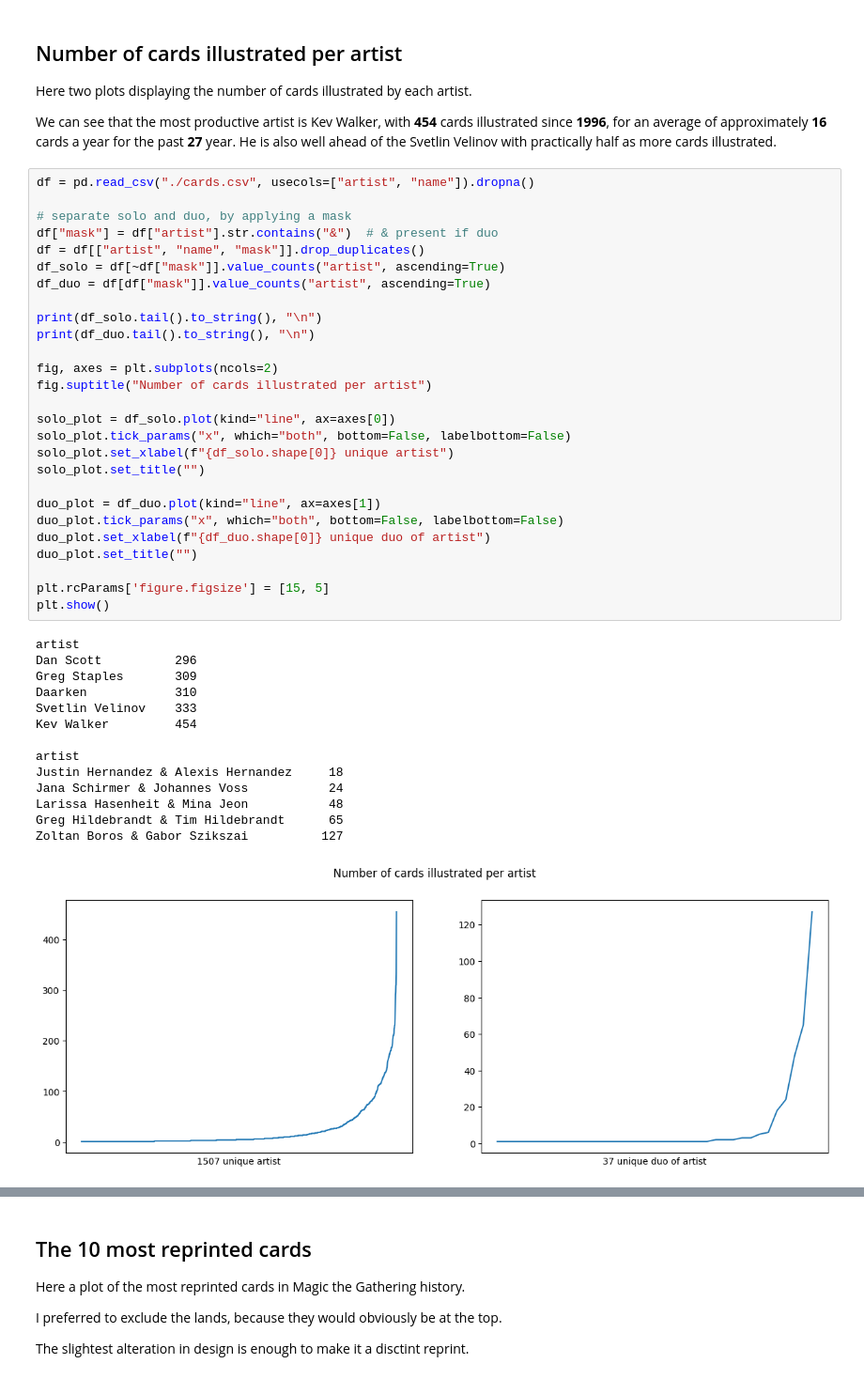
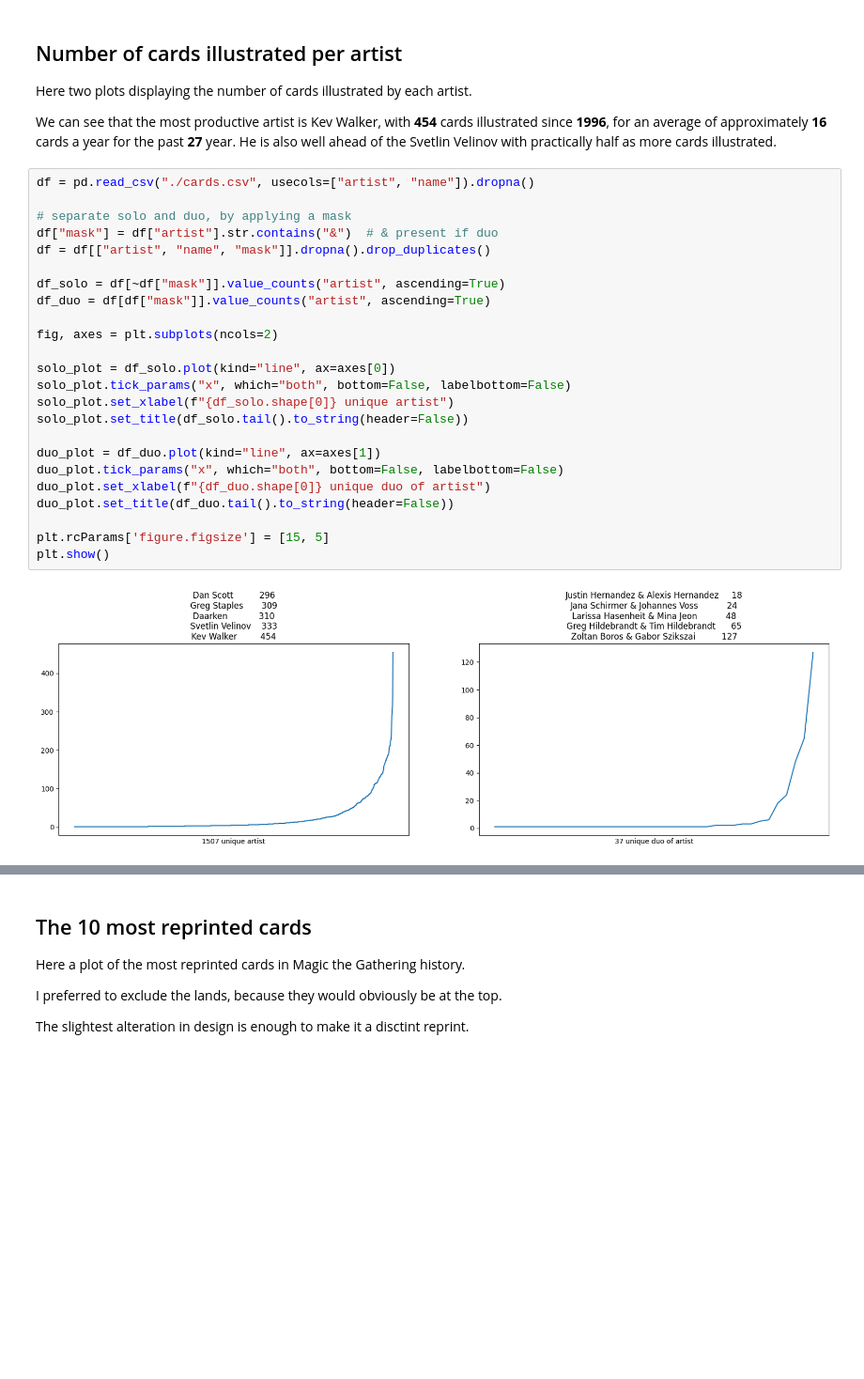
Before and after one commit to Undeadamien/mtg_analyst, a Jupyter notebook: mtg_analysis.ipynb, the cells around one changed output, grey strips where cells are left out. Shown at 94% size. Saved outputs shown, nothing was run; the diff lists cells and outputs as text; blank space fills up the shorter version.

```diff
--- a/mtg_analysis.ipynb
+++ b/mtg_analysis.ipynb
@@ -14,42 +13,26 @@ We can see that the most productive artist is Kev Walker, with __454__ cards ill
 # %%
 df = pd.read_csv("./cards.csv", usecols=["artist", "name"]).dropna()
 
 # separate solo and duo, by applying a mask
 df["mask"] = df["artist"].str.contains("&")  # & present if duo
-df = df[["artist", "name", "mask"]].drop_duplicates()
+df = df[["artist", "name", "mask"]].dropna().drop_duplicates()
+
 df_solo = df[~df["mask"]].value_counts("artist", ascending=True)
 df_duo = df[df["mask"]].value_counts("artist", ascending=True)
 
-print(df_solo.tail().to_string(), "\n")
-print(df_duo.tail().to_string(), "\n")
-
 fig, axes = plt.subplots(ncols=2)
-fig.suptitle("Number of cards illustrated per artist")
 
 solo_plot = df_solo.plot(kind="line", ax=axes[0])
 solo_plot.tick_params("x", which="both", bottom=False, labelbottom=False)
 solo_plot.set_xlabel(f"{df_solo.shape[0]} unique artist")
-solo_plot.set_title("")
+solo_plot.set_title(df_solo.tail().to_string(header=False))
 
 duo_plot = df_duo.plot(kind="line", ax=axes[1])
 duo_plot.tick_params("x", which="both", bottom=False, labelbottom=False)
 duo_plot.set_xlabel(f"{df_duo.shape[0]} unique duo of artist")
-duo_plot.set_title("")
+duo_plot.set_title(df_duo.tail().to_string(header=False))
 
 plt.rcParams['figure.figsize'] = [15, 5]
 plt.show()
 # %% [output]
-artist
-Dan Scott          296
-Greg Staples       309
-Daarken            310
-Svetlin Velinov    333
-Kev Walker         454
-
-artist
-Justin Hernandez & Alexis Hernandez     18
-Jana Schirmer & Johannes Voss           24
-Larissa Hasenheit & Mina Jeon           48
-Greg Hildebrandt & Tim Hildebrandt      65
-Zoltan Boros & Gabor Szikszai          127
-[figure, old version]
+[figure, new version]
```
Also changed, not shown: parts of 6 cells of this notebook.
